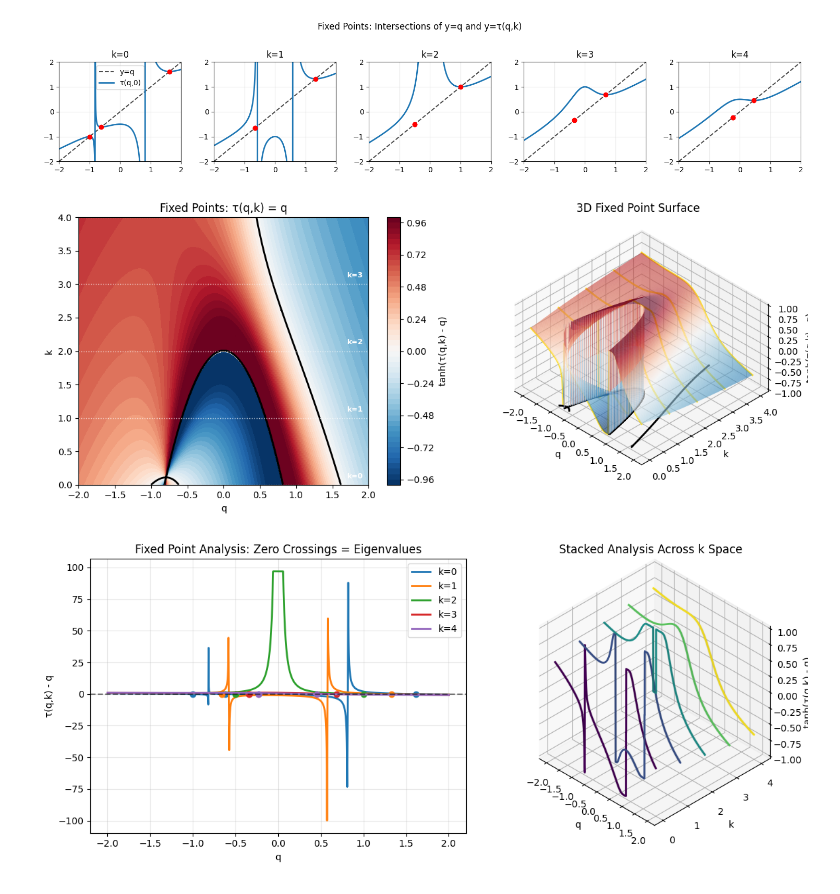
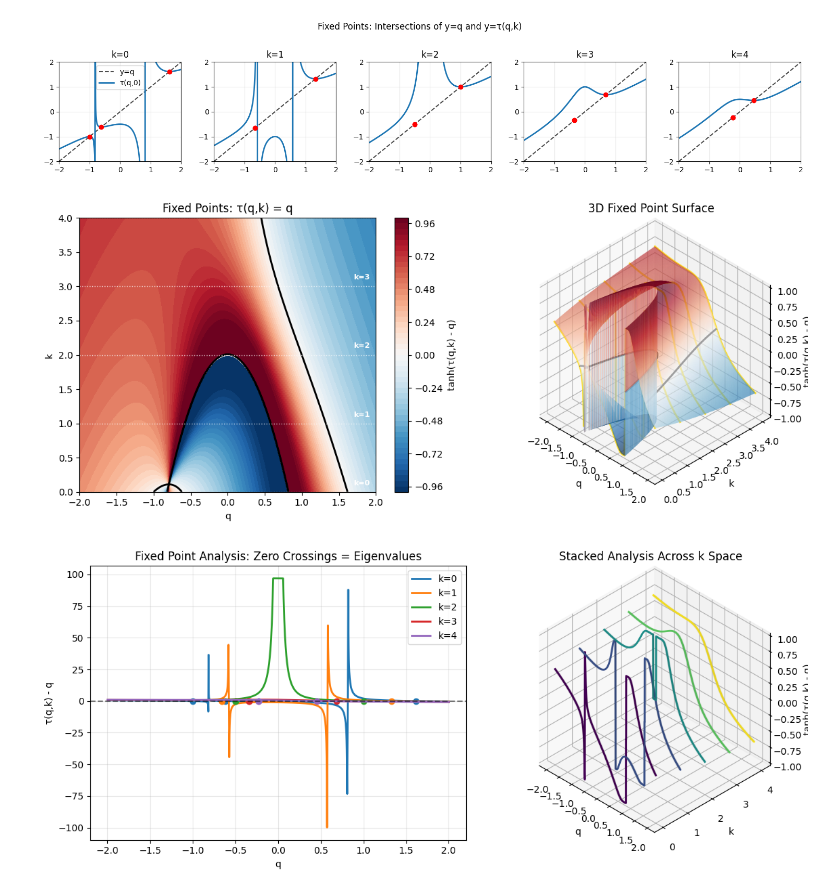
Before and after one commit to anthonyrisinger/riprompt, a Jupyter notebook: riprompt.ipynb, the cells around one changed output. Drawn from its saved outputs; the diff is of its cells as text; code cells hidden in the pictures.

```diff
--- a/riprompt.ipynb
+++ b/riprompt.ipynb
@@ -180,8 +180,8 @@ Fixed point verification: ✓ = real, ! = complex
 [figure]
 # %%
 # Continuous analysis across k parameter space
-q_range = np.linspace(*Q_RANGE, 801)
-k_range = np.linspace(0, 4, 801)
+q_range = np.linspace(*Q_RANGE, 1501)
+k_range = np.linspace(0, 4, 1501)
 Q, K = np.meshgrid(q_range, k_range)
 
 # Compute τ values with bounds checking
@@ -216,37 +216,37 @@ fig.colorbar(contour, ax=ax1, label='tanh(τ(q,k) - q)')
 
 # 3D surface visualization
 ax2 = fig.add_subplot(122, projection='3d')
 ax2.set_proj_type('ortho')
-surf = ax2.plot_surface(Q, K, F, cmap='RdBu_r', alpha=0.8,
+surf = ax2.plot_surface(Q, K, F, cmap='RdBu_r',
                        rstride=3, cstride=3, edgecolor='none')
 # Project zero contour onto bottom
-ax2.contour(Q, K, F, levels=[0], zdir='z', offset=-1, colors='black', linewidths=2)
+ax2.contour(Q, K, F, levels=[0], zdir='z', colors='black', linewidths=2)
 
 # Add lines showing the discrete k values
 for k in K_VALUES:
     q_line = np.linspace(*Q_RANGE, 100)
     k_line = np.full_like(q_line, k)
     tau_line = τ(q_line, k)
     # Only plot finite values
     finite_mask = np.isfinite(tau_line)
     if np.any(finite_mask):
         diff_line = tau_line - q_line
         diff_line = np.where(np.isfinite(diff_line), diff_line, 0)
         f_line = np.tanh(diff_line)
         ax2.plot(q_line[finite_mask], k_line[finite_mask], f_line[finite_mask],
                 color='gold', linewidth=2, alpha=0.8)
 
 ax2.set_xlabel('q')
 ax2.set_ylabel('k')
 ax2.set_zlabel('tanh(τ(q,k) - q)')
 ax2.set_title('3D Fixed Point Surface')
-ax2.set_box_aspect((1,1,0.6))
+ax2.set_box_aspect((1,1,1))
 ax2.view_init(*G45)
 
 plt.tight_layout()
 plt.show()
 # %% [output]
-[figure, old version]
+[figure, new version]
 # %%
 # Discrete analysis focusing on the five k values where Λ_k are defined
 q_hr = np.linspace(-2, 2, 1501)
```
Also changed, not shown: parts of 1 cell of this notebook.
